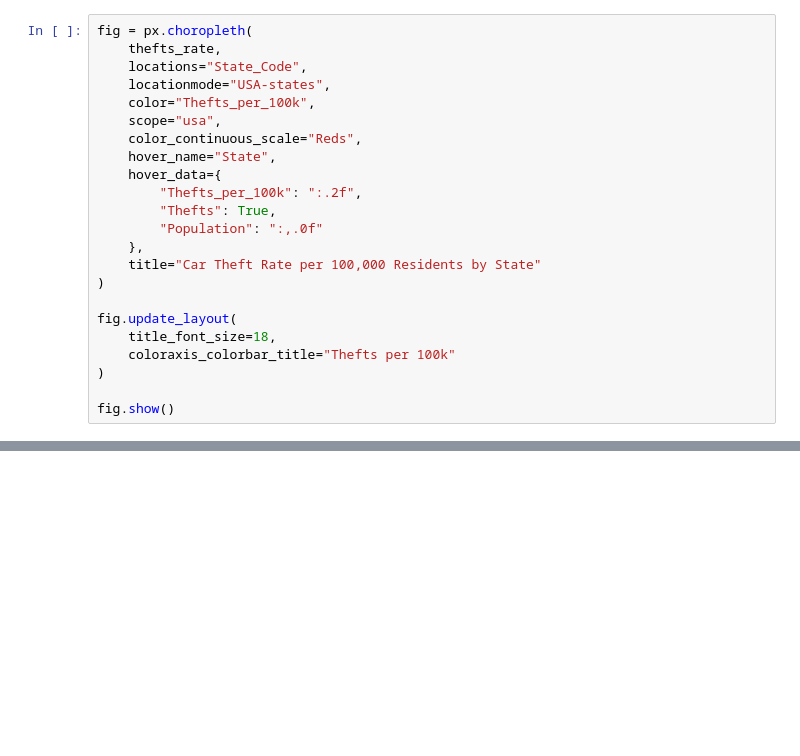
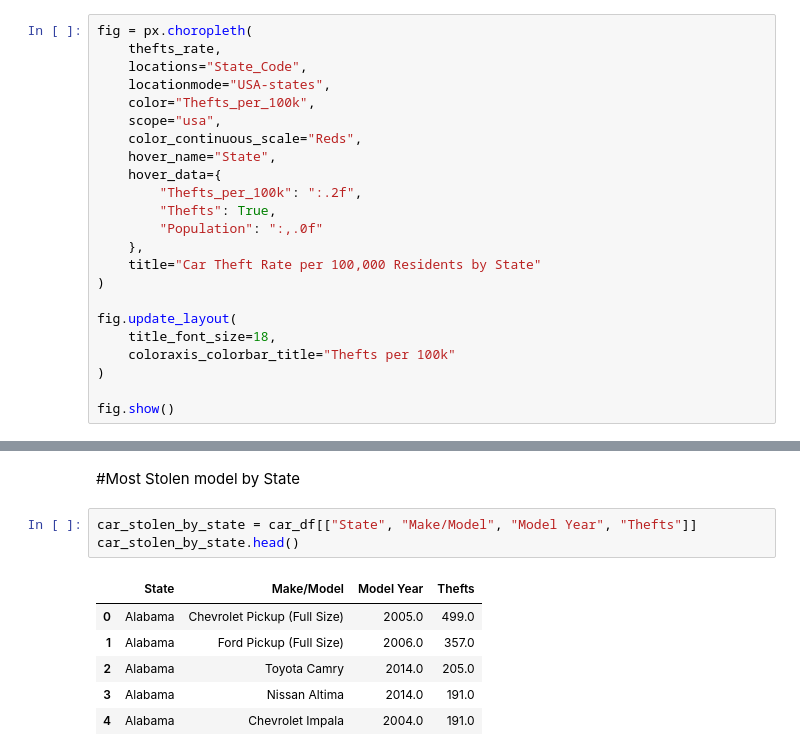
Before and after one commit to BrianFri/Midterm_Car_Theft_Analysis, a Jupyter notebook: Anaylsis.ipynb, the cells around one changed output, grey strips where cells are left out. Drawn from its saved outputs; the diff is of its cells as text; blank space fills up the shorter version.

```diff
--- a/Anaylsis.ipynb
+++ b/Anaylsis.ipynb
@@ -133,0 +198,12 @@ fig.show()
+# %% [markdown]
+#Most Stolen model by State
+# %%
+car_stolen_by_state = car_df[["State", "Make/Model", "Model Year", "Thefts"]]
+car_stolen_by_state.head()
+# %% [output]
+|  | State | Make/Model | Model Year | Thefts |
+| 0 | Alabama | Chevrolet Pickup (Full Size) | 2005.0 | 499.0 |
+| 1 | Alabama | Ford Pickup (Full Size) | 2006.0 | 357.0 |
+| 2 | Alabama | Toyota Camry | 2014.0 | 205.0 |
+| 3 | Alabama | Nissan Altima | 2014.0 | 191.0 |
+| 4 | Alabama | Chevrolet Impala | 2004.0 | 191.0 |
```
Also changed, not shown: parts of 6 cells of this notebook, 43 other files.
